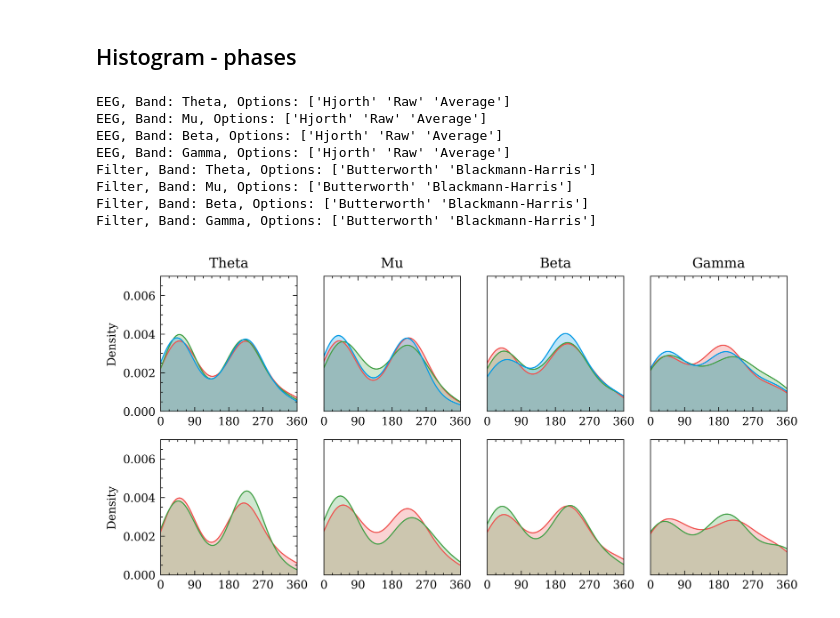
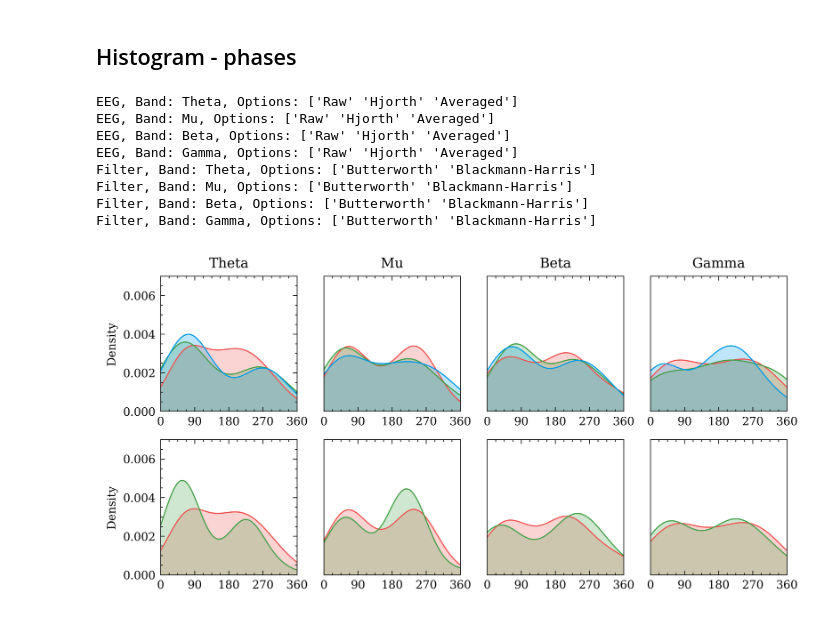
Before and after one commit to alamkanak/EEG-Correlation, a Jupyter notebook: 168-d2-plot.ipynb, the cells around one changed output. Drawn from its saved outputs; the diff is of its cells as text; code cells hidden in the pictures.

```diff
--- a/168-d2-plot.ipynb
+++ b/168-d2-plot.ipynb
@@ -89,26 +94,25 @@ def_values_phase_d2 = {
 # %% [markdown]
 ## PSDs across trial
 # %%
-df_power2 = df_power[df_power['Dataset'] == 'VEP-EEG']
-df_power2 = df_power2[df_power2['sub'] == df_power2['sub'].unique()[10]]
+df_power2 = df_power[df_power['sub'] == df_power['sub'].unique()[10]]
 df_power2 = df_power2[df_power2['Band'] == 'Beta']
 with plt.style.context(['science-raquib2']):
     f, axs = plt.subplots(2, 2, figsize=(5,3))
     # f, axs = plt.subplots(2,3,figsize=(13, 8))
     i = 0
     j = 0
-    for variable in tqdm(list(def_values_power_d2.keys())):
+    for variable in tqdm(list(def_values_power.keys())):
         df_power3 = df_power2
         print('--------------')
         print(variable)
         print('--------------')
-        for key, value in def_values_power_d2.items():
+        for key, value in def_values_power.items():
             if key != variable:
                 df_power3 = df_power3[df_power3[key] == value]
                 print('Performing {} = {} for constant {}, shape = {}'.format(key, value, variable, df_power3.shape))
 
-        df_power3 = df_power3[['trial', 'value', variable]]
-        sns.lineplot(x="trial", y="value", hue=variable, data=df_power3, ax=axs[i, j], hue_order=hue_order_power[variable], palette=sns.color_palette("Set1", df_power3[variable].nunique()))
+        df_power3 = df_power3[['trial', 'Power', variable]]
+        sns.lineplot(x="trial", y="Power", hue=variable, data=df_power3, ax=axs[i, j], hue_order=hue_order_power[variable], palette=sns.color_palette("Set1", df_power3[variable].nunique()))
         # axs[i, j].set_ylim([-25,35])
         # plt.setp(axs[i, j].lines, color='k')
         # axs[i, j].get_legend().remove()
@@ -117,7 +121,7 @@ with plt.style.context(['science-raquib2']):
             axs[i, j].set_ylabel('Power (dB)')
         else:
             axs[i, j].set_ylabel('')
-            axs[i, j].get_yaxis().set_ticks([])
+#             axs[i, j].get_yaxis().set_ticks([])
         j = j + 1
         if j > 1:
             j = 0
@@ -127,26 +150,25 @@ with plt.style.context(['science-raquib2']):
 # %% [markdown]
 ## Box plots - PSD
 # %%
-df_power2 = df_power[df_power['Dataset'] == 'VEP-EEG']
-df_power2 = df_power2[df_power2['sub'] == df_power2['sub'].unique()[10]]
+df_power2 = df_power[df_power['sub'] == df_power['sub'].unique()[10]]
 with plt.style.context(['science-raquib2']):
     f, axs = plt.subplots(2,2,figsize=(6, 6))
     # f, axs = plt.subplots(2,3,figsize=(13, 8))
     i = 0
     j = 0
-    for variable in tqdm(list(def_values_power_d2.keys())):
+    for variable in tqdm(list(def_values_power.keys())):
         df_power3 = df_power2
         print('--------------')
         print(variable)
         print('--------------')
-        for key, value in def_values_power_d2.items():
+        for key, value in def_values_power.items():
             if key != variable:
                 df_power3 = df_power3[df_power3[key] == value]
                 print('Performing {} = {} for constant {}, shape = {}'.format(key, value, variable, df_power3.shape))
 
-        sns.boxplot(x="Band", y="value", hue=variable, data=df_power3, ax=axs[i, j], fliersize=0, hue_order=hue_order_power_d2[variable])
+        sns.boxplot(x="Band", y="Power", hue=variable, data=df_power3, ax=axs[i, j], fliersize=0, hue_order=hue_order_power[variable])
         # axs[i, j].set_ylim([-25,30])
-        plt.setp(axs[i, j].lines, color='k')
+        # plt.setp(axs[i, j].lines, color='k')
         axs[i, j].set_title(variable)
         # axs[i, j].get_legend().remove()
         if j == 0:
@@ -182,9 +212,8 @@ Performing Time = -750 for constant Method, shape = (1284, 21)
 # %% [markdown]
 ## Interaction plot - PSD
 # %%
-combs = list(combinations(list(def_values_power_d2.keys()), 2))
-df_power2 = df_power[df_power['Dataset'] == 'VEP-EEG']
-df_power2 = df_power2[df_power2['Band'] == 'Mu']
+combs = list(combinations(list(def_values_power.keys()), 2))
+df_power2 = df_power[df_power['Band'] == 'Mu']
 df_power2 = df_power2[df_power2['sub'] == df_power2['sub'].unique()[10]]
 i = 0
 j = 0
@@ -192,12 +221,12 @@ with plt.style.context(['science-raquib']):
     f, axs = plt.subplots(3,2,figsize=(5,7))
     for comb in tqdm(combs):
         df_power3 = df_power2.copy()
-        for key, value in def_values_power_d2.items():
+        for key, value in def_values_power.items():
             if key not in comb:
                 df_power3 = df_power3[df_power3[key] == value]
         print("Plotting in ({}, {}): {}, shape: {}, unique1: {}, unique2: {}".format(i, j, comb, df_power3.shape, df_power3[comb[0]].unique(), df_power3[comb[1]].unique()))
-        df_power3 = df_power3[[comb[0], comb[1], 'value']]
-        sns.pointplot(x=comb[0], y="value", hue=comb[1], data=df_power3, errwidth=0, ax=axs[i,j], order=hue_order_power[comb[0]])
+        df_power3 = df_power3[[comb[0], comb[1], 'Power']]
+        sns.pointplot(x=comb[0], y="Power", hue=comb[1], data=df_power3, errwidth=0, ax=axs[i,j], order=hue_order_power[comb[0]])
         # axs[i, j].get_legend().remove()
         if j == 0:
             axs[i, j].set_ylabel('Power (dB)')
@@ -222,8 +251,7 @@ Plotting in (2, 1): ('Time', 'Method'), shape: (642, 21), unique1: [-750 -150],
 # %% [markdown]
 ## Histogram - phases
 # %%
-df_phase2 = df_phase[df_phase['Dataset'] == 'VEP-EEG']
-df_phase2 = df_phase2[df_phase2['sub'] == df_phase2['sub'].unique()[10]]
+df_phase2 = df_phase[df_phase['sub'] == df_phase['sub'].unique()[10]]
 
 with plt.style.context(['science-raquib']):
     colors = ['#EF5350', '#43A047', '#039BE5']
@@ -231,45 +259,45 @@ with plt.style.context(['science-raquib']):
     i = 0
     j = 0
     color_ind = 0
-    for variable in tqdm(list(def_values_phase_d2.keys())):
+    for variable in tqdm(list(def_values_phase.keys())):
         df_phase3 = df_phase2.copy()
-        for key, value in def_values_phase_d2.items():
+        for key, value in def_values_phase.items():
                 if key != variable:
                     df_phase3 = df_phase3[df_phase3[key] == value]
         for band in ['Theta', 'Mu', 'Beta', 'Gamma']:
             print('{}, Band: {}, Options: {}'.format(variable, band, df_phase3[variable].unique()))
             for option in df_phase3[variable].unique():
                 df_phase4 = df_phase3[df_phase3['Band'] == band]
                 df_phase4 = df_phase4[df_phase4[variable] == option]
-                sns.distplot(df_phase4['value'], hist=False, color=colors[color_ind], kde_kws={"shade": True}, ax=axs[i, j])
+                sns.distplot(df_phase4['Phase'], hist=False, color=colors[color_ind], kde_kws={"shade": True}, ax=axs[i, j])
                 color_ind = color_ind + 1
                 if i == 2:
                     axs[i, j].set_xlabel('Phase (degrees)')
                 else:
                     axs[i, j].set_xlabel('')
                 axs[i, j].set_xlim([0, 360])
                 axs[i, j].set_ylim([0, 0.007])
                 axs[i, j].set_xticks([0, 90, 180, 270, 360])
             if i == 0:
                 axs[i, j].set_title(band)
             if j == 0:
                 axs[i, j].set_ylabel('Density')
             else:
                 axs[i, j].get_yaxis().set_visible(False)
             j = j + 1
             if j > 3:
                 j = 0
             color_ind = 0
         i = i + 1
 
     plt.tight_layout()
 # %% [output]
-EEG, Band: Theta, Options: ['Hjorth' 'Raw' 'Average']
-EEG, Band: Mu, Options: ['Hjorth' 'Raw' 'Average']
-EEG, Band: Beta, Options: ['Hjorth' 'Raw' 'Average']
-EEG, Band: Gamma, Options: ['Hjorth' 'Raw' 'Average']
+EEG, Band: Theta, Options: ['Raw' 'Hjorth' 'Averaged']
+EEG, Band: Mu, Options: ['Raw' 'Hjorth' 'Averaged']
+EEG, Band: Beta, Options: ['Raw' 'Hjorth' 'Averaged']
+EEG, Band: Gamma, Options: ['Raw' 'Hjorth' 'Averaged']
 Filter, Band: Theta, Options: ['Butterworth' 'Blackmann-Harris']
 Filter, Band: Mu, Options: ['Butterworth' 'Blackmann-Harris']
 Filter, Band: Beta, Options: ['Butterworth' 'Blackmann-Harris']
 Filter, Band: Gamma, Options: ['Butterworth' 'Blackmann-Harris']
-[figure, old version]
+[figure, new version]
```
Also changed, not shown: parts of 5 cells of this notebook, 4 other files.
